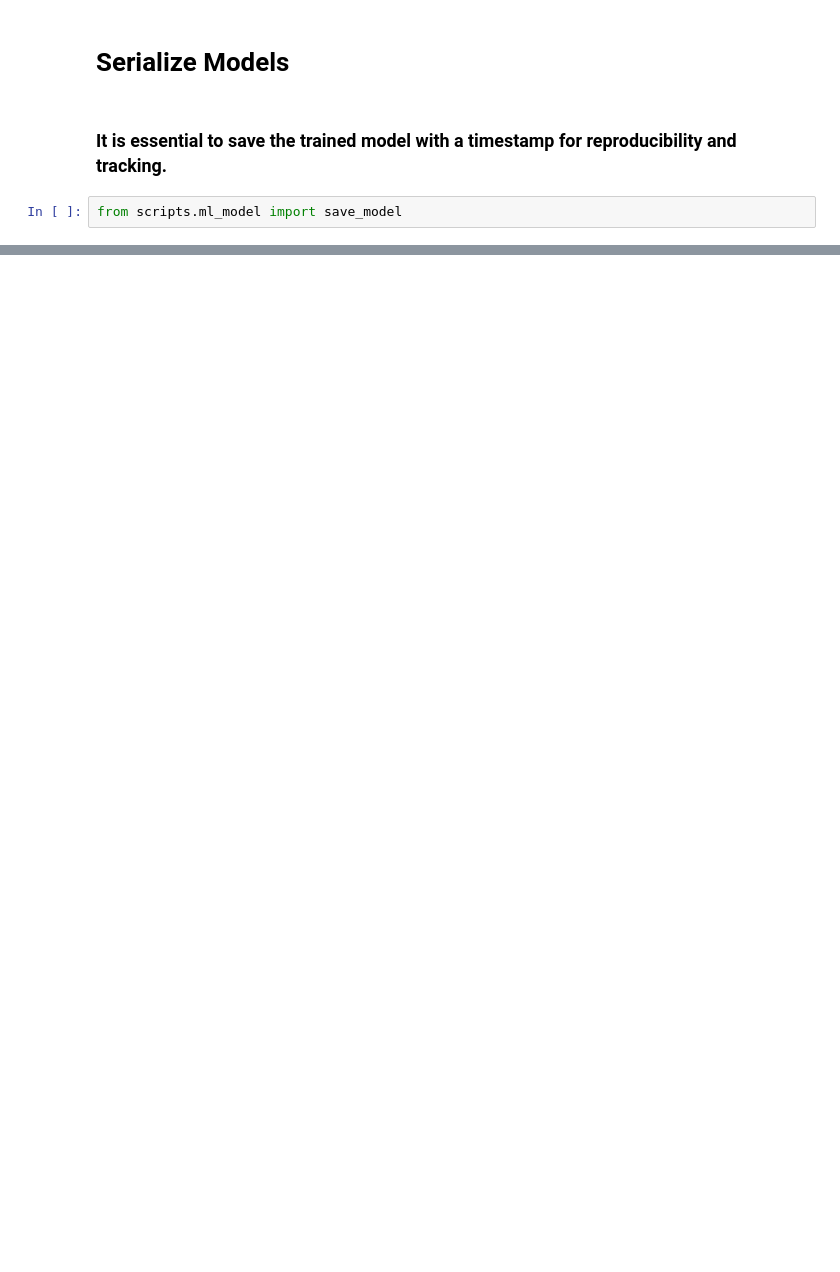
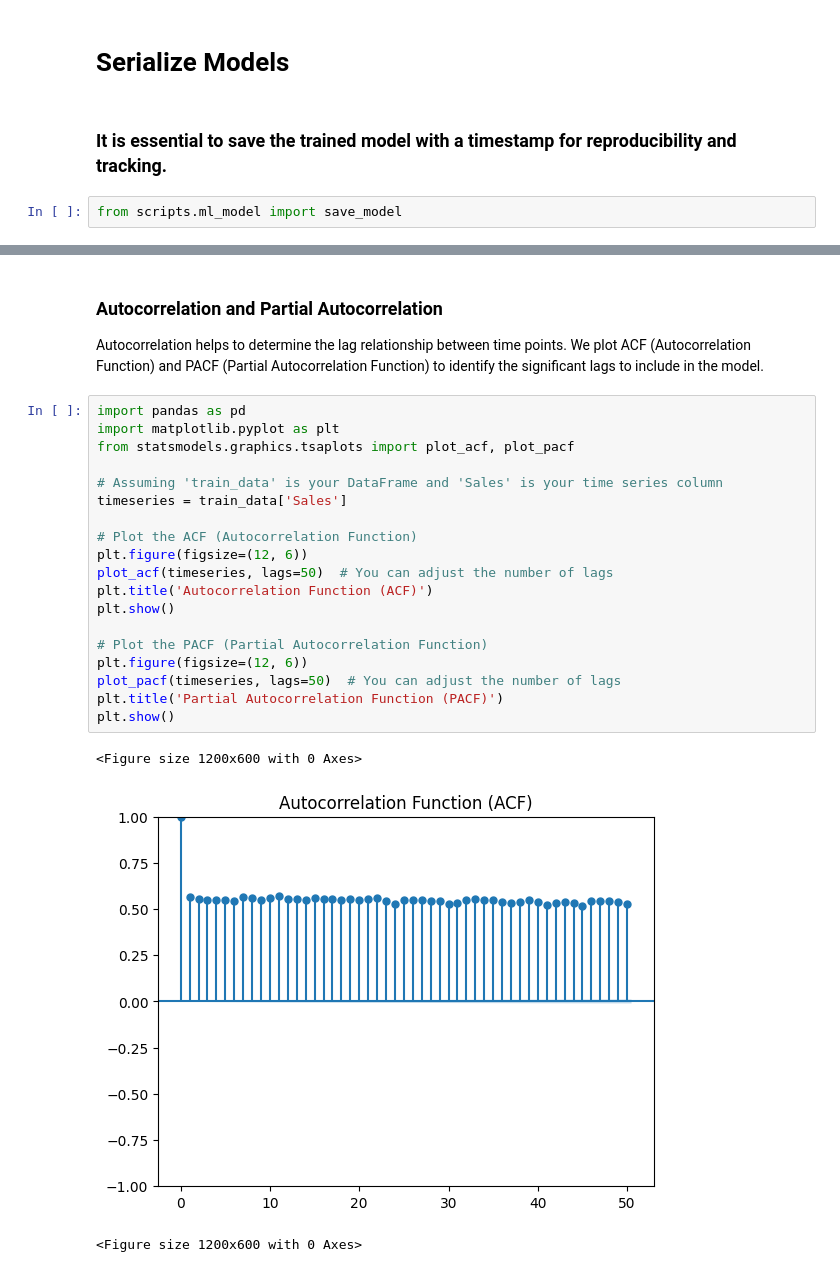
Before and after one commit to hanaDemma/Pharmaceuticals-finance-data-Analysis-week-4, a Jupyter notebook: notebooks/sales_prediction.ipynb, the cells around one changed output, grey strips where cells are left out. Drawn from its saved outputs; the diff is of its cells as text; blank space fills up the shorter version.

Commit message:
ACF and PACF

```diff
--- a/notebooks/sales_prediction.ipynb
+++ b/notebooks/sales_prediction.ipynb
@@ -479,0 +503,27 @@ Model saved at models/model-2025-01-13-09-35-07.pkl
+# %% [markdown]
+### Autocorrelation and Partial Autocorrelation
+
+Autocorrelation helps to determine the lag relationship between time points. We plot ACF (Autocorrelation Function) and PACF (Partial Autocorrelation Function) to identify the significant lags to include in the model.
+# %%
+import pandas as pd
+import matplotlib.pyplot as plt
+from statsmodels.graphics.tsaplots import plot_acf, plot_pacf
+
+# Assuming 'train_data' is your DataFrame and 'Sales' is your time series column
+timeseries = train_data['Sales']
+
+# Plot the ACF (Autocorrelation Function)
+plt.figure(figsize=(12, 6))
+plot_acf(timeseries, lags=50)  # You can adjust the number of lags
+plt.title('Autocorrelation Function (ACF)')
+plt.show()
+
+# Plot the PACF (Partial Autocorrelation Function)
+plt.figure(figsize=(12, 6))
+plot_pacf(timeseries, lags=50)  # You can adjust the number of lags
+plt.title('Partial Autocorrelation Function (PACF)')
+plt.show()
+# %% [output]
+<Figure size 1200x600 with 0 Axes>
+[figure, added]
+<Figure size 1200x600 with 0 Axes>
```
Also changed, not shown: parts of 15 cells of this notebook, 3 other files.
